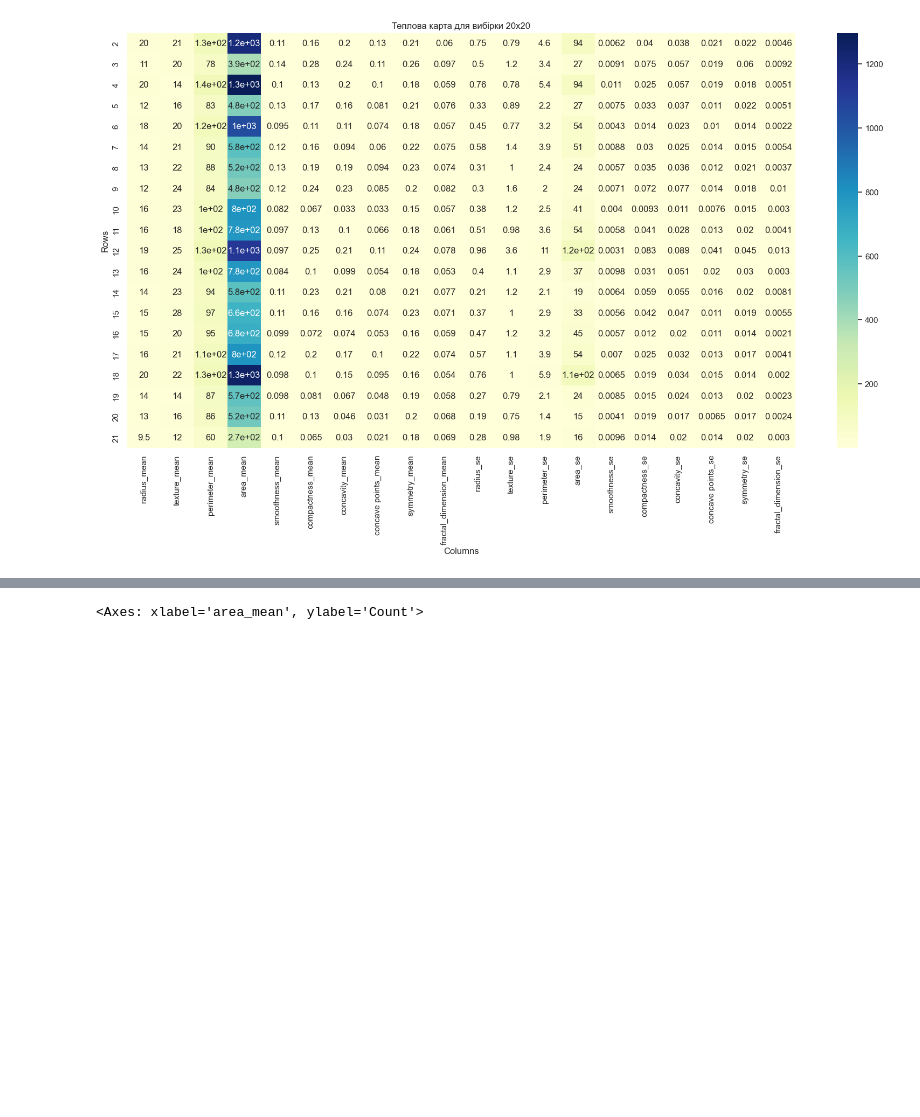
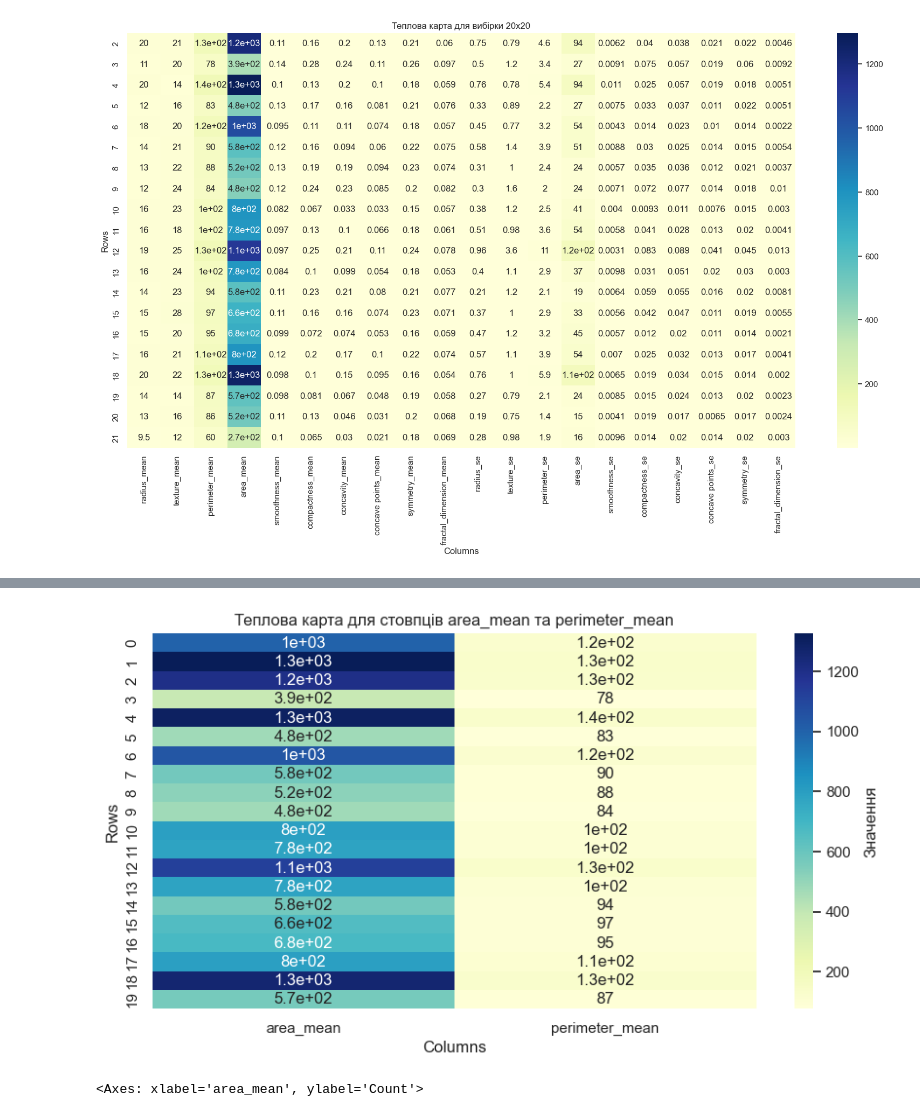
Before and after one commit to Mykola-Orlov/Coursework, a Jupyter notebook: курсова.ipynb, the cells around one changed output, grey strips where cells are left out. Cells and saved outputs as stored; diff of their text form; code cells hidden in the pictures; blank space fills up the shorter version.

```diff
--- a/курсова.ipynb
+++ b/курсова.ipynb
@@ -195,3 +317,23 @@ plt.show()
+# %%
+# Вибірка лише стовпців area_mean та perimeter_mean
+subset_selected_columns = df.loc[:19, ["area_mean", "perimeter_mean"]]
+
+# Встановлюємо розмір графіка
+plt.figure(figsize=(10, 5))
+
+# Заголовок
+plt.title("Теплова карта для стовпців area_mean та perimeter_mean")
+
+# Побудова теплової карти
+sns.heatmap(data=subset_selected_columns, annot=True, cmap="YlGnBu", cbar_kws={'label': 'Значення'})
+
+# Додавання назв осей за потреби
+plt.xlabel("Columns")
+plt.ylabel("Rows")
+
+plt.show()
+# %% [output]
+[figure, added]
 # %%
 #uістограмf area_mean
 sns.histplot(data=df['area_mean'])
```
Also changed, not shown: parts of 28 cells of this notebook.
